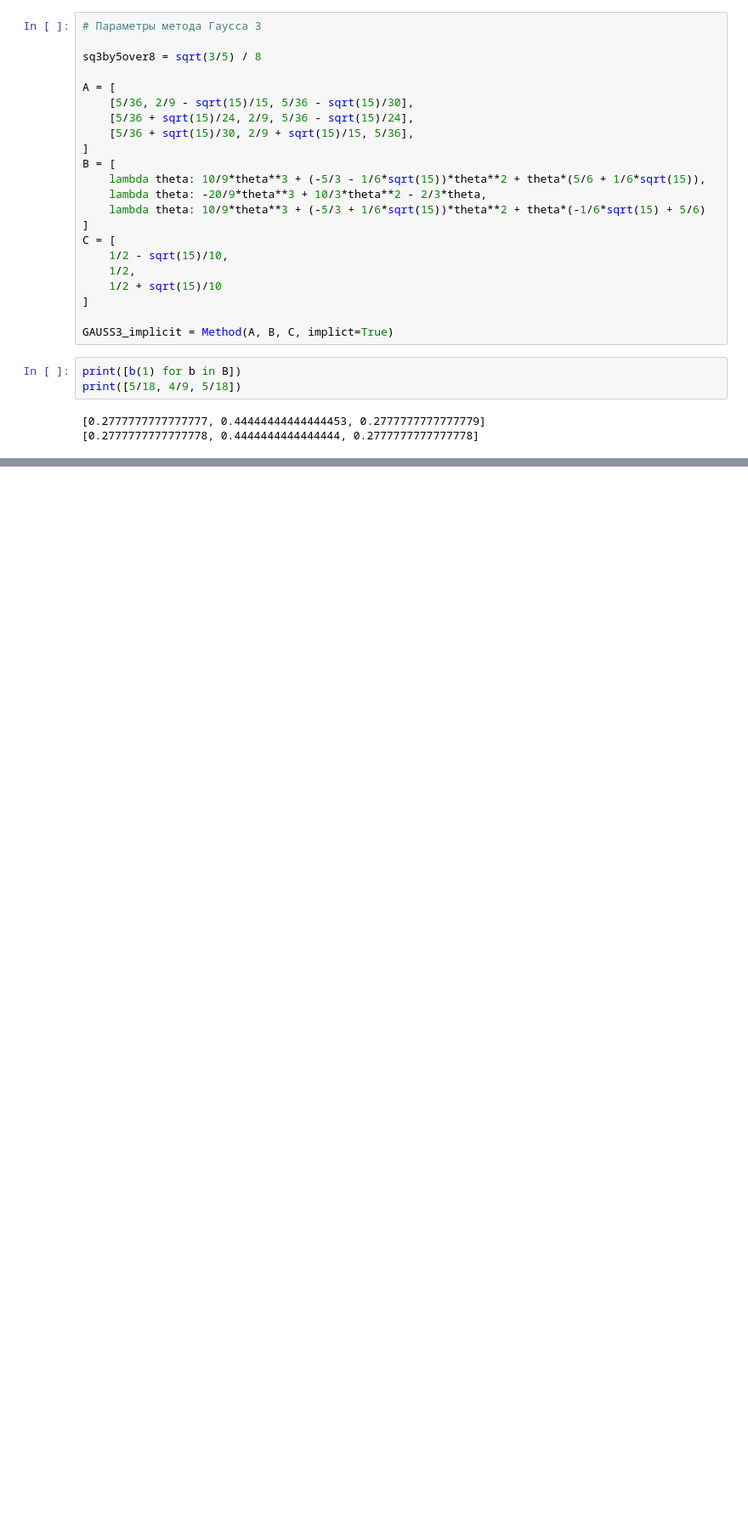
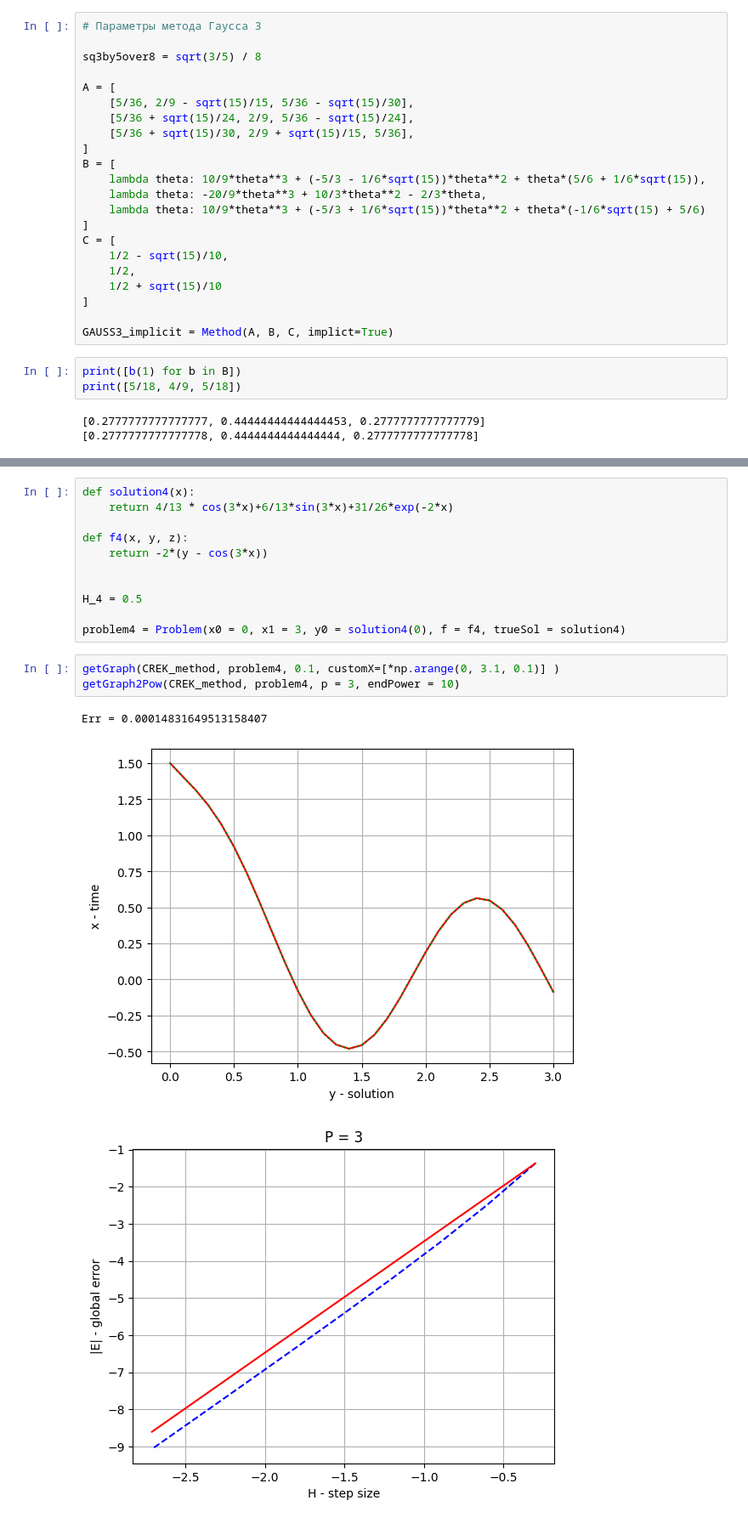
Before and after one commit to LilTenImat/colloss, a Jupyter notebook: colloss2.ipynb, the cells around one changed output, grey strips where cells are left out. Shown at 85% size. Drawn from its saved outputs; the diff is of its cells as text; blank space fills up the shorter version.

```diff
--- a/colloss2.ipynb
+++ b/colloss2.ipynb
@@ -359,0 +371,18 @@ getGraph2Pow(GAUSS3_implicit, problem0, p = 6, endPower=10, Q = 1.2)
+# %%
+def solution4(x):
+    return 4/13 * cos(3*x)+6/13*sin(3*x)+31/26*exp(-2*x)
+
+def f4(x, y, z):
+    return -2*(y - cos(3*x))
+
+
+H_4 = 0.5
+
+problem4 = Problem(x0 = 0, x1 = 3, y0 = solution4(0), f = f4, trueSol = solution4)
+# %%
+getGraph(CREK_method, problem4, 0.1, customX=[*np.arange(0, 3.1, 0.1)] )
+getGraph2Pow(CREK_method, problem4, p = 3, endPower = 10)
+# %% [output]
+Err = 0.00014831649513158407
+[figure, added]
+[figure, added]
```
Also changed, not shown: parts of 13 cells of this notebook.
